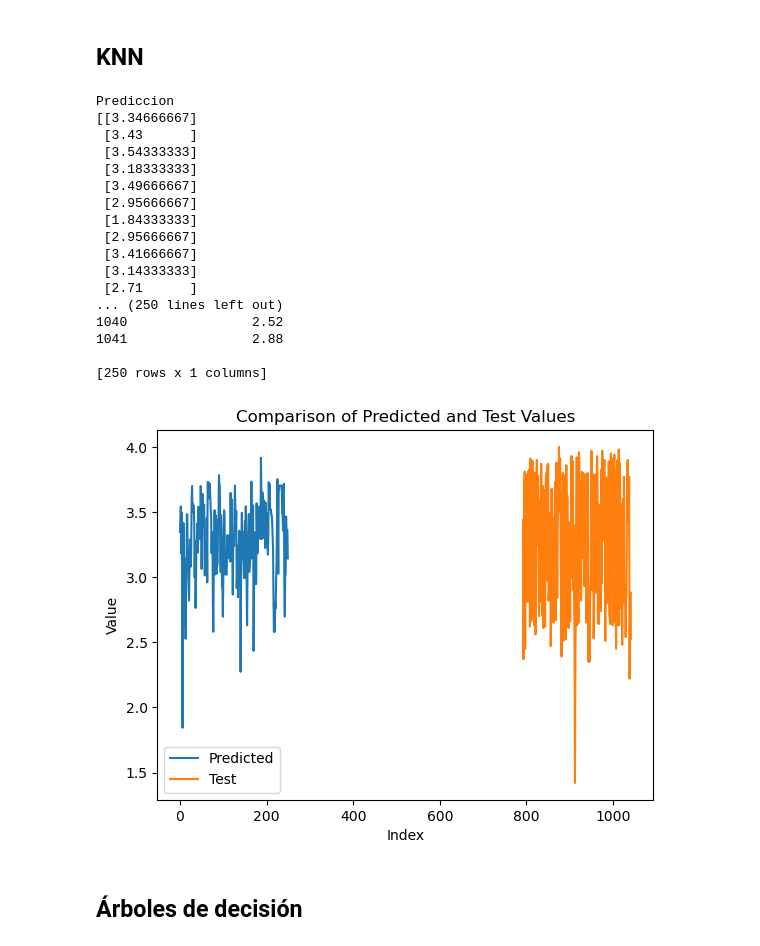
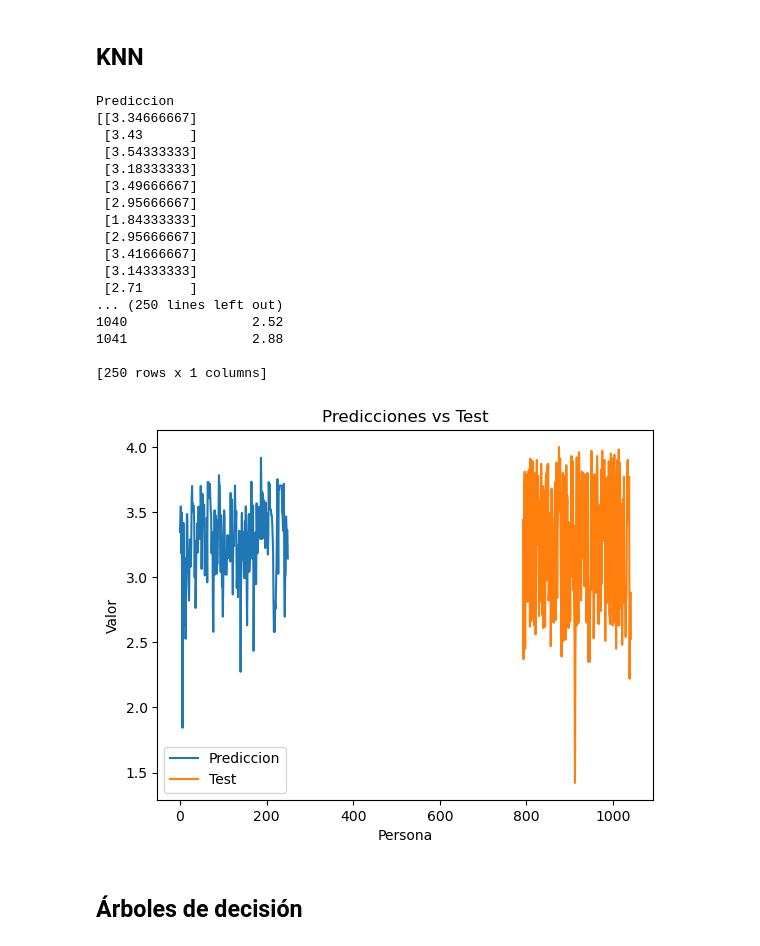
Before and after one commit to IgnaciosConQueso/SI, a Jupyter notebook: practica.ipynb, the cells around one changed output. Saved outputs shown, nothing was run; the diff lists cells and outputs as text; code cells hidden in the pictures.

```diff
--- a/practica.ipynb
+++ b/practica.ipynb
@@ -307,7 +307,9 @@ from sklearn.neighbors import KNeighborsRegressor
 knn = KNeighborsRegressor(n_neighbors=3)
 
 # Ajustar el modelo a los datos de entrenamiento
-knn.fit(X_train, y_train)
+X_tr = X_train
+y_tr = y_train
+knn.fit(X_tr, y_tr)
 
 prediction = knn.predict(X_test)
 print("Prediccion")
@@ -322,40 +324,40 @@ import matplotlib.pyplot as plt
 fig, ax = plt.subplots()
 
 # Plot the predicted values
-ax.plot(prediction, label='Predicted')
+ax.plot(prediction, label='Prediccion')
 
 # Plot the test values
 ax.plot(y_test, label='Test')
 
 # Set the labels and title
-ax.set_xlabel('Index')
-ax.set_ylabel('Value')
-ax.set_title('Comparison of Predicted and Test Values')
+ax.set_xlabel('Persona')
+ax.set_ylabel('Valor')
+ax.set_title('Predicciones vs Test')
 
 # Add a legend
 ax.legend()
 
 # Show the plot
 plt.show()
 # %% [output]
 Prediccion
 [[3.34666667]
  [3.43      ]
  [3.54333333]
  [3.18333333]
  [3.49666667]
  [2.95666667]
  [1.84333333]
  [2.95666667]
  [3.41666667]
  [3.14333333]
  [2.71      ]
 ... (250 lines left out)
 1040                2.52
 1041                2.88
 
 [250 rows x 1 columns]
-[figure, old version]
+[figure, new version]
 # %% [markdown]
 ## Árboles de decisión
 # %%
```
Also changed, not shown: parts of 3 cells of this notebook.
